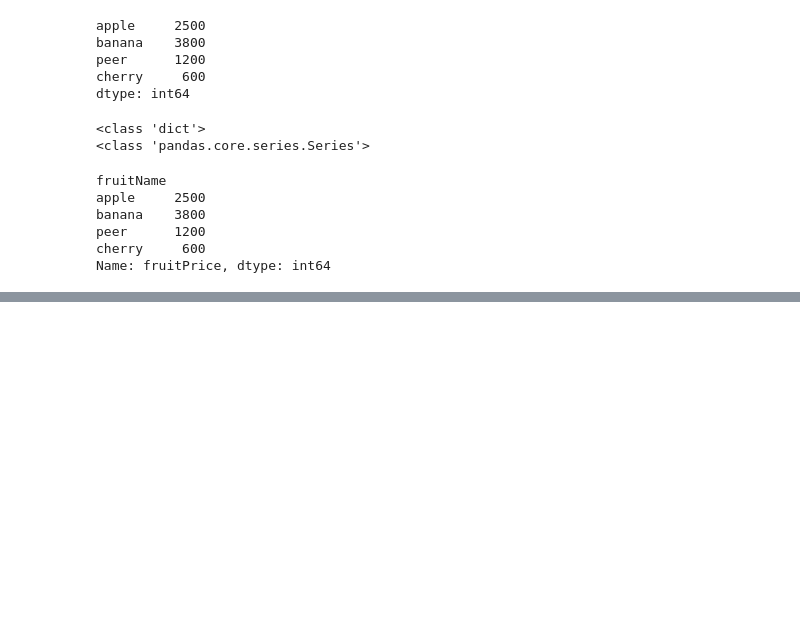
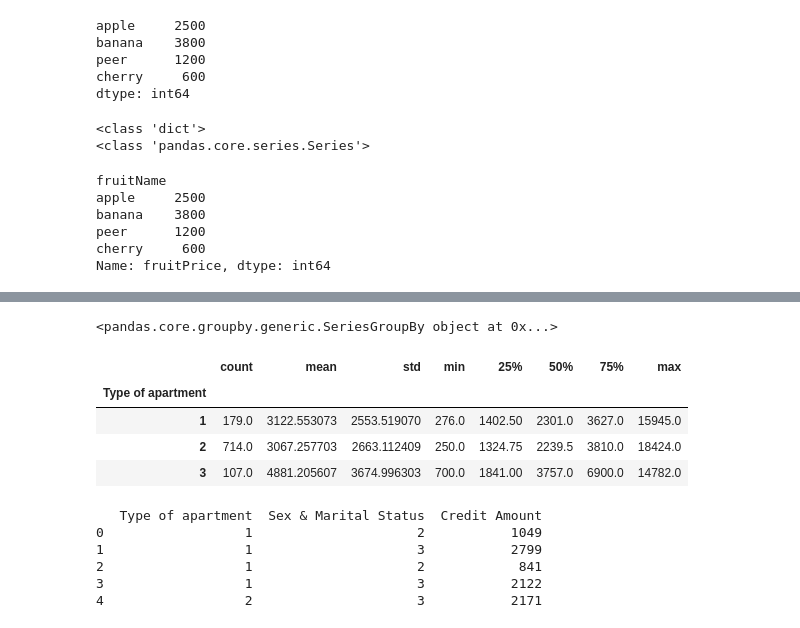
Before and after one commit to tak-jj/TIL, a Jupyter notebook: 2022-10-19/00.Pandas.ipynb, the cells around one changed output, grey strips where cells are left out. Saved outputs shown, nothing was run; the diff lists cells and outputs as text; code cells hidden in the pictures; blank space fills up the shorter version.

```diff
--- a/2022-10-19/00.Pandas.ipynb
+++ b/2022-10-19/00.Pandas.ipynb
@@ -64,0 +435,6 @@ Name: fruitPrice, dtype: int64
+# %%
+# Group by
+
+german_sample = german[['Credit Amount','Type of apartment']]
+
+german_sample.head()
@@ -64,0 +448,25 @@ Name: fruitPrice, dtype: int64
+# %%
+german_grouped = german_sample['Credit Amount'].groupby(german_sample['Type of apartment']) #group series by other series
+
+print(german_grouped)
+# %% [output]
+<pandas.core.groupby.generic.SeriesGroupBy object at 0x...>
+# %%
+german_grouped.describe()
+# %% [output]
+|  | count | mean | std | min | 25% | 50% | 75% | max |
+| Type of apartment |  |  |  |  |  |  |  |  |
+| 1 | 179.0 | 3122.553073 | 2553.519070 | 276.0 | 1402.50 | 2301.0 | 3627.0 | 15945.0 |
+| 2 | 714.0 | 3067.257703 | 2663.112409 | 250.0 | 1324.75 | 2239.5 | 3810.0 | 18424.0 |
+| 3 | 107.0 | 4881.205607 | 3674.996303 | 700.0 | 1841.00 | 3757.0 | 6900.0 | 14782.0 |
+# %%
+german_sample = german[['Type of apartment', 'Sex & Marital Status', 'Credit Amount']]
+
+print(german_sample.head())
+# %% [output]
+   Type of apartment  Sex & Marital Status  Credit Amount
+0                  1                     2           1049
+1                  1                     3           2799
+2                  1                     2            841
+3                  1                     3           2122
+4                  2                     3           2171
```
Also changed, not shown: parts of 52 cells of this notebook, 5 other files.
